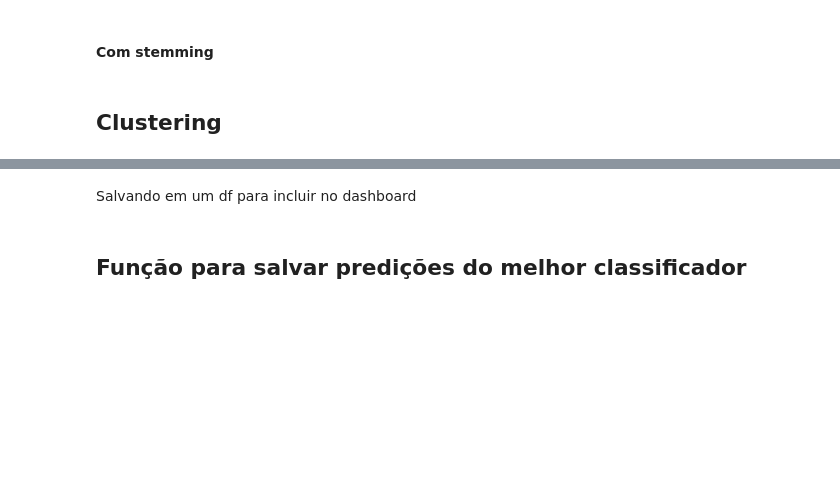
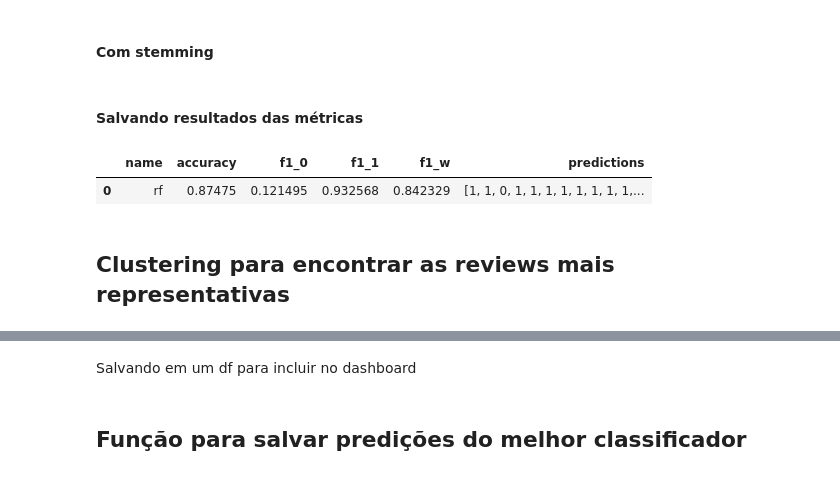
Before and after one commit to mariamaOlive/sentiment-analysis, a Jupyter notebook: classificadores.ipynb, the cells around one changed output, grey strips where cells are left out. Drawn from its saved outputs; the diff is of its cells as text; code cells hidden in the pictures; blank space fills up the shorter version.

```diff
--- a/classificadores.ipynb
+++ b/classificadores.ipynb
@@ -394,2 +518,0 @@ pipeline_bert(X_train_join_b[1], y_train_b, X_valid_join_b[1], y_valid_b, X_test
-# %% [markdown]
-## Clustering
@@ -397,0 +519,2 @@ df_pp[["reviews", "reviews_pipeline_0", "class"]].head()
+# %% [markdown]
+#### Salvando resultados das métricas
@@ -398,3 +524,12 @@ df_pp[["reviews", "reviews_pipeline_0", "class"]].head()
+# %%
+df = pd.read_csv("metrics.csv")
+# %%
+df.head()
+# %% [output]
+|  | name | accuracy | f1_0 | f1_1 | f1_w | predictions |
+| 0 | rf | 0.87475 | 0.121495 | 0.932568 | 0.842329 | [1, 1, 0, 1, 1, 1, 1, 1, 1, 1, 1,... |
+# %% [markdown]
+## Clustering para encontrar as reviews mais representativas
 # %%
 df_cluster = df_pp[["reviews", "reviews_pipeline_0", "class"]]
 
```
Also changed, not shown: parts of 33 cells of this notebook, 4 other files.
